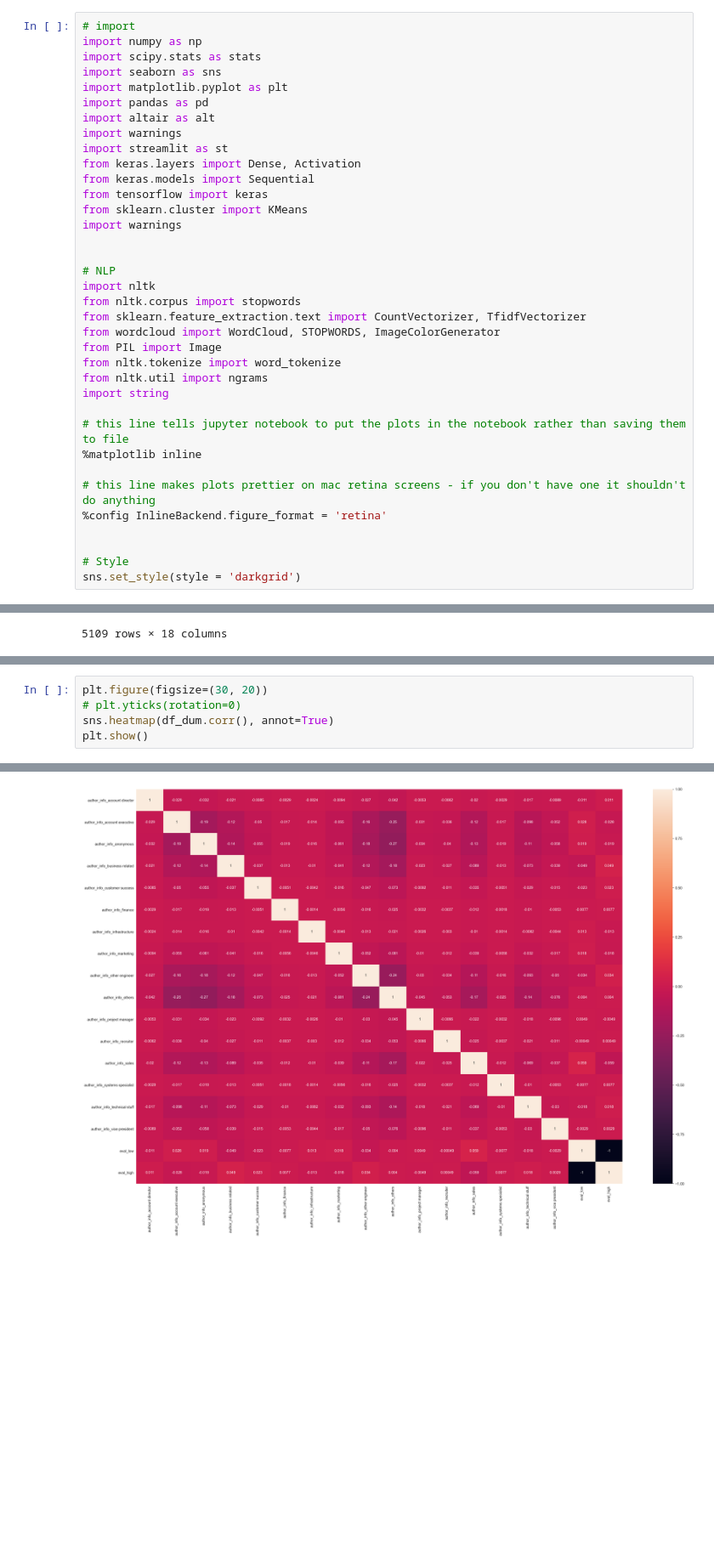
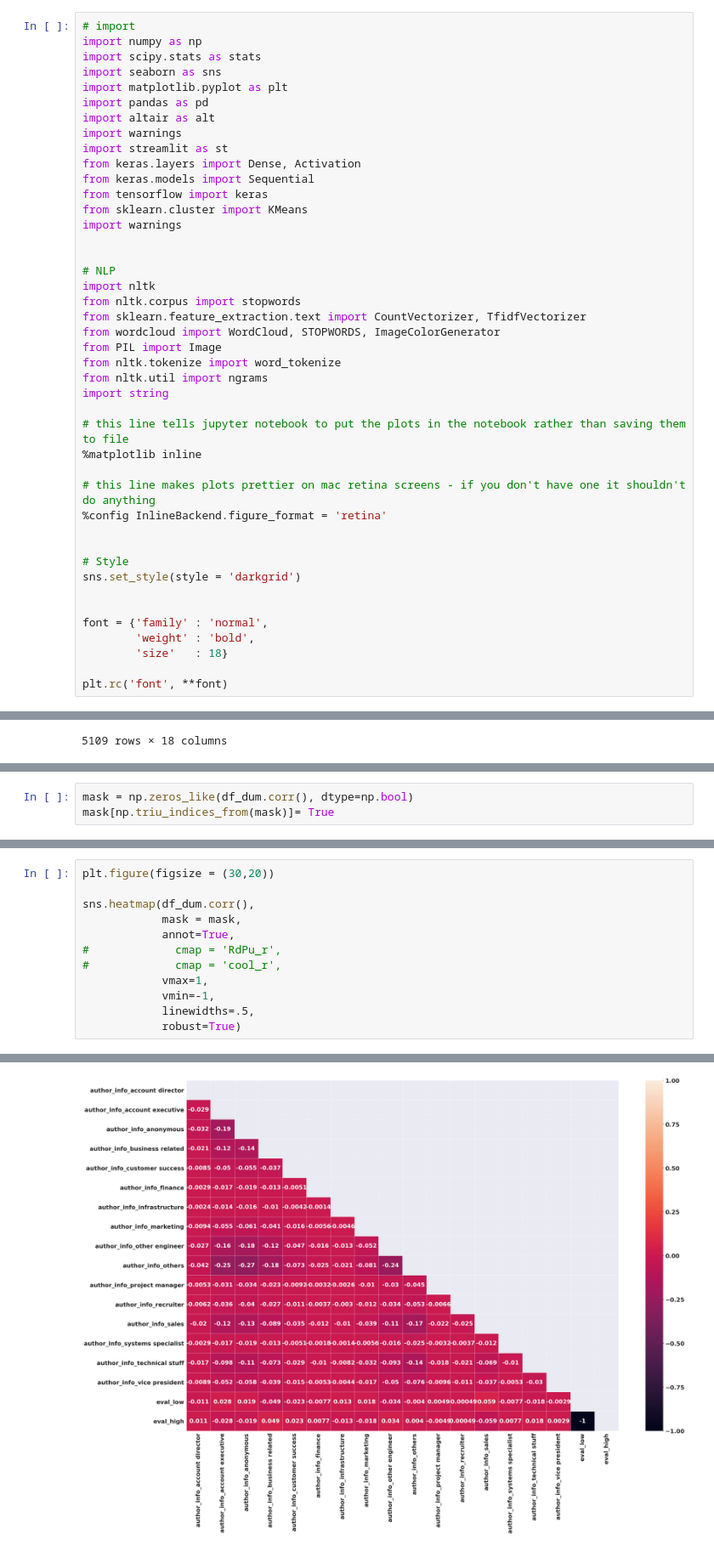
Before and after one commit to hitomi1104/sf_employee_review, a Jupyter notebook: global/EDA.ipynb, the cells around one changed output, grey strips where cells are left out. Shown at 85% size. Saved outputs shown, nothing was run; the diff lists cells and outputs as text; blank space fills up the shorter version.

```diff
--- a/global/EDA.ipynb
+++ b/global/EDA.ipynb
@@ -34,6 +34,13 @@ import string
 
 # Style
 sns.set_style(style = 'darkgrid')
+
+
+font = {'family' : 'normal',
+        'weight' : 'bold',
+        'size'   : 18}
+
+plt.rc('font', **font)
 # %%
 # # merging two csv files
 # df = pd.concat(
@@ -281,0 +286,3 @@ Index(['author_info_account director', 'author_info_account executive',
+# %%
+mask = np.zeros_like(df_dum.corr(), dtype=np.bool)
+mask[np.triu_indices_from(mask)]= True
@@ -282,6 +292,13 @@ Index(['author_info_account director', 'author_info_account executive',
 # %%
-plt.figure(figsize=(30, 20))
-# plt.yticks(rotation=0)
-sns.heatmap(df_dum.corr(), annot=True)
-plt.show()
+plt.figure(figsize = (30,20))
+
+sns.heatmap(df_dum.corr(),
+            mask = mask,
+            annot=True,
+#             cmap = 'RdPu_r',
+#             cmap = 'cool_r',
+            vmax=1,
+            vmin=-1,
+            linewidths=.5,
+            robust=True)
 # %% [output]
@@ -288 +307 @@ plt.show()
-[figure, old version]
+[figure, new version]
```
Also changed, not shown: parts of 6 cells of this notebook, 37 other files.
